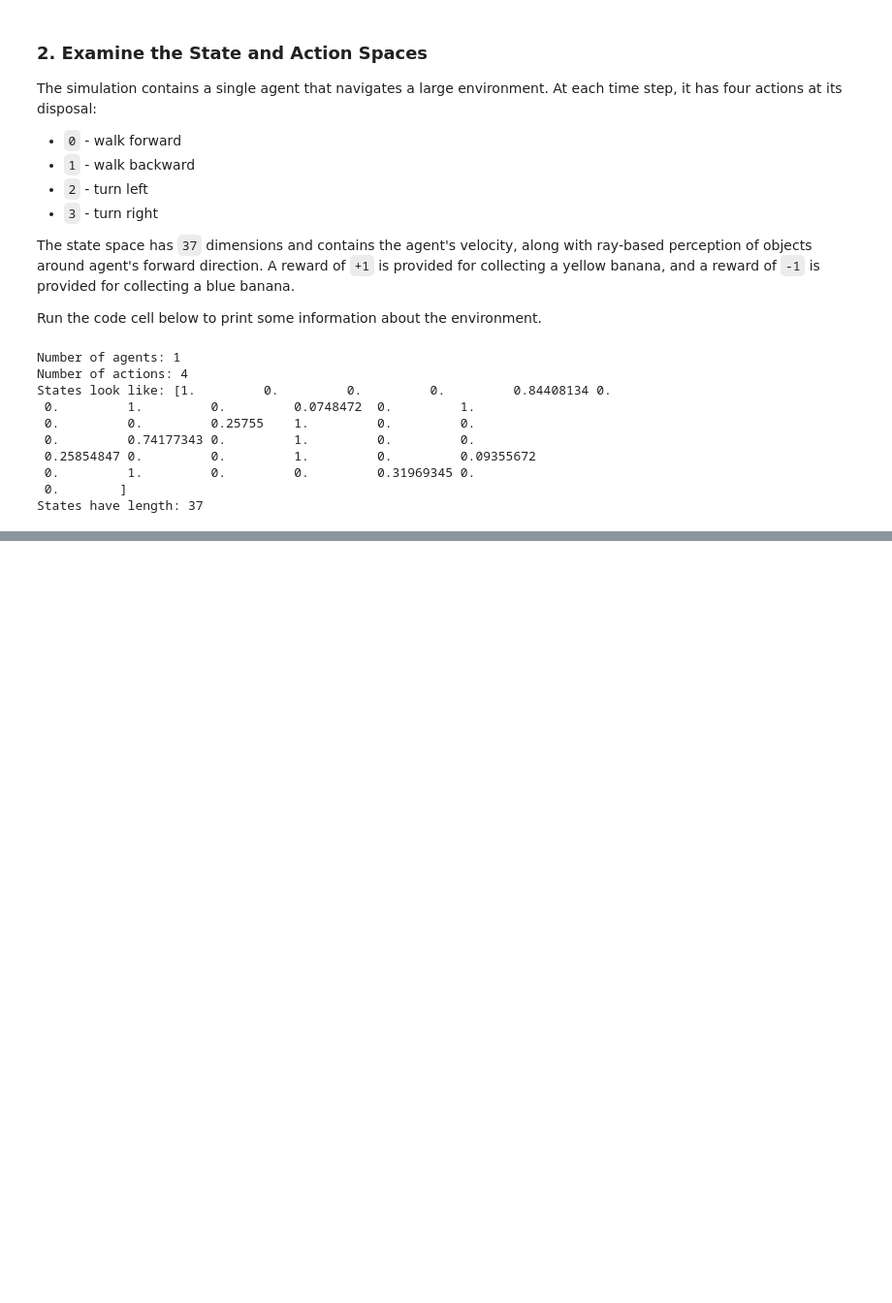
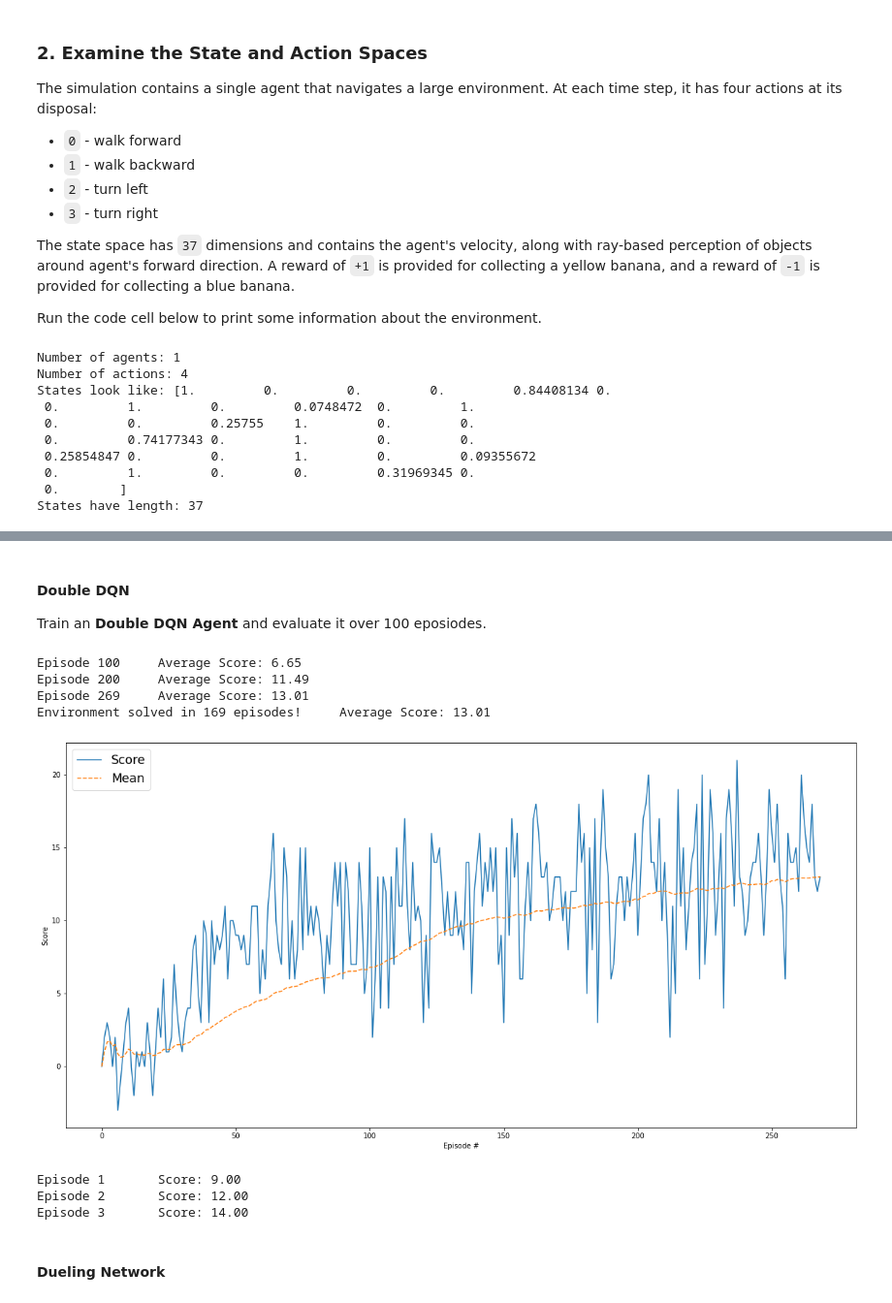
Before and after one commit to aboerzel/Deep-Reinforcement-Learning-Nanodegree, a Jupyter notebook: deep-reinforcement-learning/p1_navigation/Navigation.ipynb, the cells around one changed output, grey strips where cells are left out. Shown at 97% size. Drawn from its saved outputs; the diff is of its cells as text; code cells hidden in the pictures; blank space fills up the shorter version.

```diff
--- a/deep-reinforcement-learning/p1_navigation/Navigation.ipynb
+++ b/deep-reinforcement-learning/p1_navigation/Navigation.ipynb
@@ -245,0 +274,22 @@ Episode 5       Score: 9.000
+# %% [markdown]
+#### Double DQN
+Train an **Double DQN Agent** and evaluate it over 100 eposiodes.
+# %%
+agent = Agent(state_size=state_size, action_size=action_size, seed=0, double_dqn=True, dueling_network=False, prioritized_replay=False)
+weights_file = 'checkpoint_ddqn.pth'
+# %%
+train(agent, weights_file)
+# %% [output]
+Episode 100     Average Score: 6.65
+Episode 200     Average Score: 11.49
+Episode 269     Average Score: 13.01
+Environment solved in 169 episodes!     Average Score: 13.01
+[figure, added]
+# %%
+evaluate(env, agent, episodes=100, weights_file=weights_file)
+# %% [output]
+Episode 1       Score: 9.00
+Episode 2       Score: 12.00
+Episode 3       Score: 14.00
+# %% [markdown]
+#### Dueling Network
```
Also changed, not shown: parts of 28 cells of this notebook, 7 other files.
